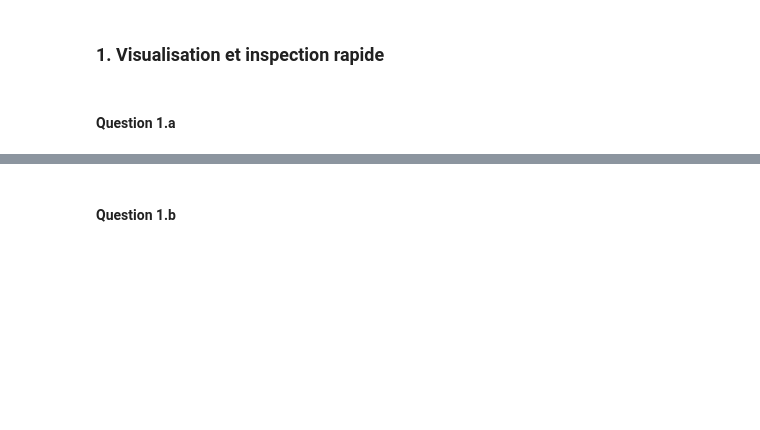
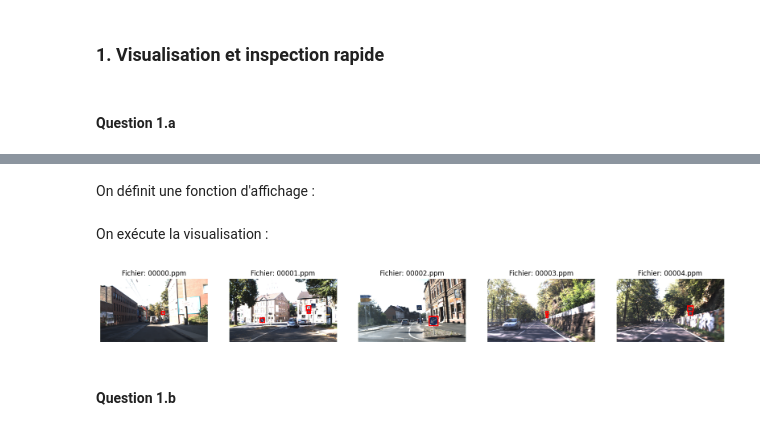
Before and after one commit to Leon-afk1/TP_reseau_neurone, a Jupyter notebook: MiniProjet/Notebook.ipynb, the cells around one changed output, grey strips where cells are left out. Cells and saved outputs as stored; diff of their text form; code cells hidden in the pictures; blank space fills up the shorter version.

```diff
--- a/MiniProjet/Notebook.ipynb
+++ b/MiniProjet/Notebook.ipynb
@@ -11,2 +38,52 @@ On commence par importer les modules nécessaires :
+# %% [markdown]
+On définit une fonction d'affichage :
+# %%
+def visualize_samples(df, num_samples=5):
+    # Sélection de quelques images uniques aléatoirement
+    unique_images = df['Filename'].unique()
+    # On prend les 5 premières images
+    sample_files = unique_images[:num_samples]
+
+    fig, axes = plt.subplots(1, num_samples, figsize=(20, 10))
+
+    for ax, img_file in zip(axes, sample_files):
+        img_path = os.path.join(DATA_PATH, img_file)
+
+        try:
+            img = Image.open(img_path)
+            ax.imshow(img)
+
+            # Récupération de toutes les annotations pour cette image précise
+            img_annotations = df[df['Filename'] == img_file]
+
+            for _, row in img_annotations.iterrows():
+                # Création du rectangle
+                width = row['x2'] - row['x1']
+                height = row['y2'] - row['y1']
+
+                rect = patches.Rectangle(
+                    (row['x1'], row['y1']),
+                    width,
+                    height,
+                    linewidth=2,
+                    edgecolor='r',
+                    facecolor='none'
+                )
+                ax.add_patch(rect)
+
+            ax.set_title(f"Fichier: {img_file}")
+            ax.axis('off')
+
+        except FileNotFoundError:
+            ax.text(0.5, 0.5, "Image introuvable", ha='center')
+            ax.set_title(img_file)
+
+    plt.show()
+# %% [markdown]
+On exécute la visualisation :
+# %%
+visualize_samples(df, num_samples=5)
+# %% [output]
+[figure, added]
 # %% [markdown]
 #### Question 1.b
```
Also changed, not shown: parts of 30 cells of this notebook, 2 other files.
